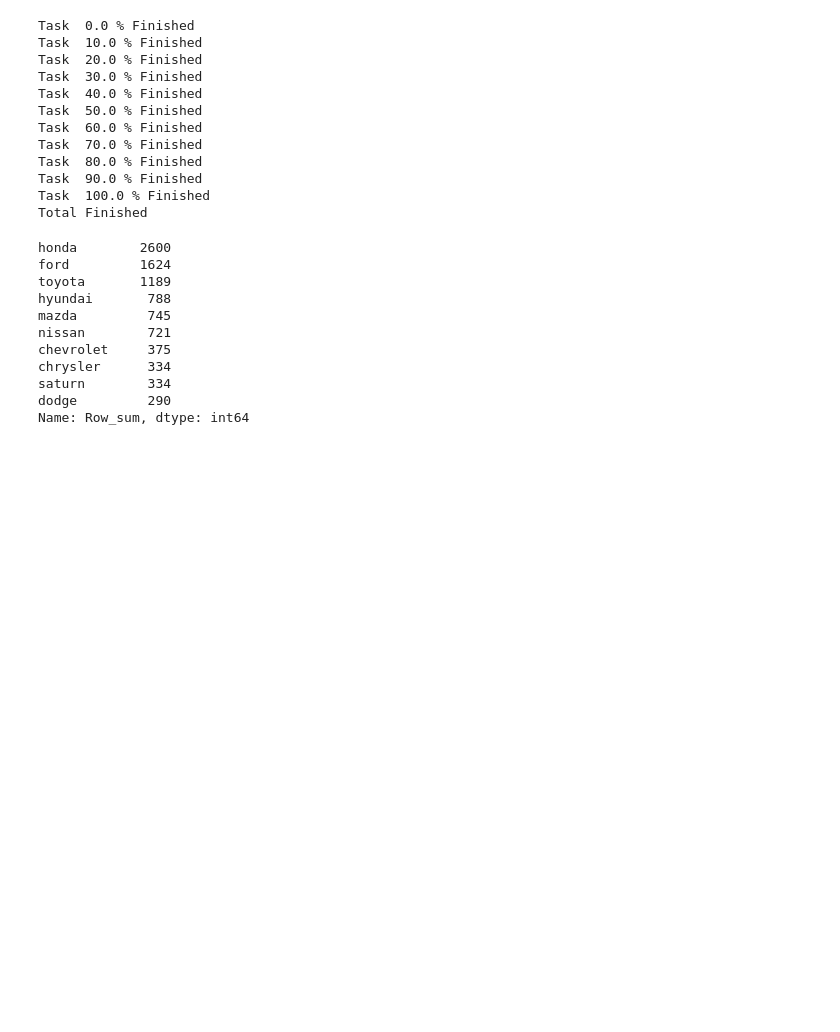
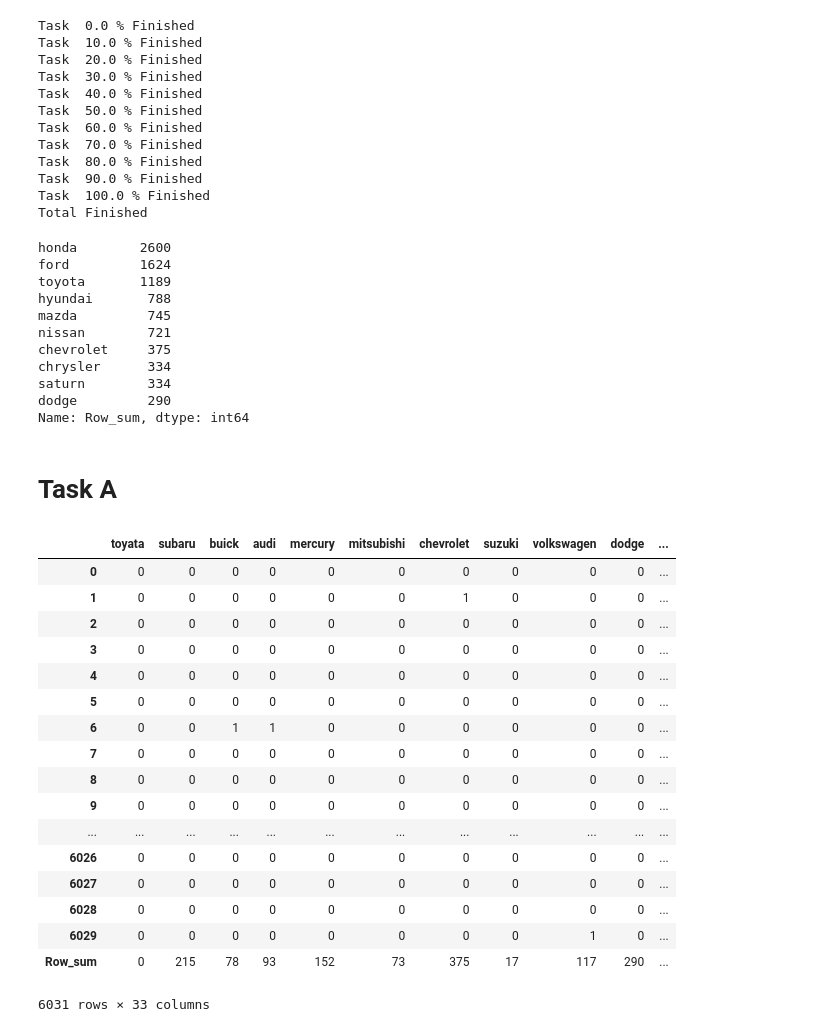
Before and after one commit to 91jackcheng/Text-Analytics, a Jupyter notebook: HW2 .ipynb, the cells around one changed output. Saved outputs shown, nothing was run; the diff lists cells and outputs as text; code cells hidden in the pictures; blank space fills up the shorter version.

```diff
--- a/HW2 .ipynb
+++ b/HW2 .ipynb
@@ -94,3 +94,26 @@ chrysler      334
 saturn        334
 dodge         290
 Name: Row_sum, dtype: int64
+# %% [markdown]
+# Task A
+# %%
+count_df
+# %% [output]
+|  | toyata | subaru | buick | audi | mercury | mitsubishi | chevrolet | suzuki | volkswagen | dodge | ... |
+| 0 | 0 | 0 | 0 | 0 | 0 | 0 | 0 | 0 | 0 | 0 | ... |
+| 1 | 0 | 0 | 0 | 0 | 0 | 0 | 1 | 0 | 0 | 0 | ... |
+| 2 | 0 | 0 | 0 | 0 | 0 | 0 | 0 | 0 | 0 | 0 | ... |
+| 3 | 0 | 0 | 0 | 0 | 0 | 0 | 0 | 0 | 0 | 0 | ... |
+| 4 | 0 | 0 | 0 | 0 | 0 | 0 | 0 | 0 | 0 | 0 | ... |
+| 5 | 0 | 0 | 0 | 0 | 0 | 0 | 0 | 0 | 0 | 0 | ... |
+| 6 | 0 | 0 | 1 | 1 | 0 | 0 | 0 | 0 | 0 | 0 | ... |
+| 7 | 0 | 0 | 0 | 0 | 0 | 0 | 0 | 0 | 0 | 0 | ... |
+| 8 | 0 | 0 | 0 | 0 | 0 | 0 | 0 | 0 | 0 | 0 | ... |
+| 9 | 0 | 0 | 0 | 0 | 0 | 0 | 0 | 0 | 0 | 0 | ... |
+| ... | ... | ... | ... | ... | ... | ... | ... | ... | ... | ... | ... |
+| 6026 | 0 | 0 | 0 | 0 | 0 | 0 | 0 | 0 | 0 | 0 | ... |
+| 6027 | 0 | 0 | 0 | 0 | 0 | 0 | 0 | 0 | 0 | 0 | ... |
+| 6028 | 0 | 0 | 0 | 0 | 0 | 0 | 0 | 0 | 0 | 0 | ... |
+| 6029 | 0 | 0 | 0 | 0 | 0 | 0 | 0 | 0 | 1 | 0 | ... |
+| Row_sum | 0 | 215 | 78 | 93 | 152 | 73 | 375 | 17 | 117 | 290 | ... |
+6031 rows × 33 columns
```
Also changed, not shown: 1 other file.
